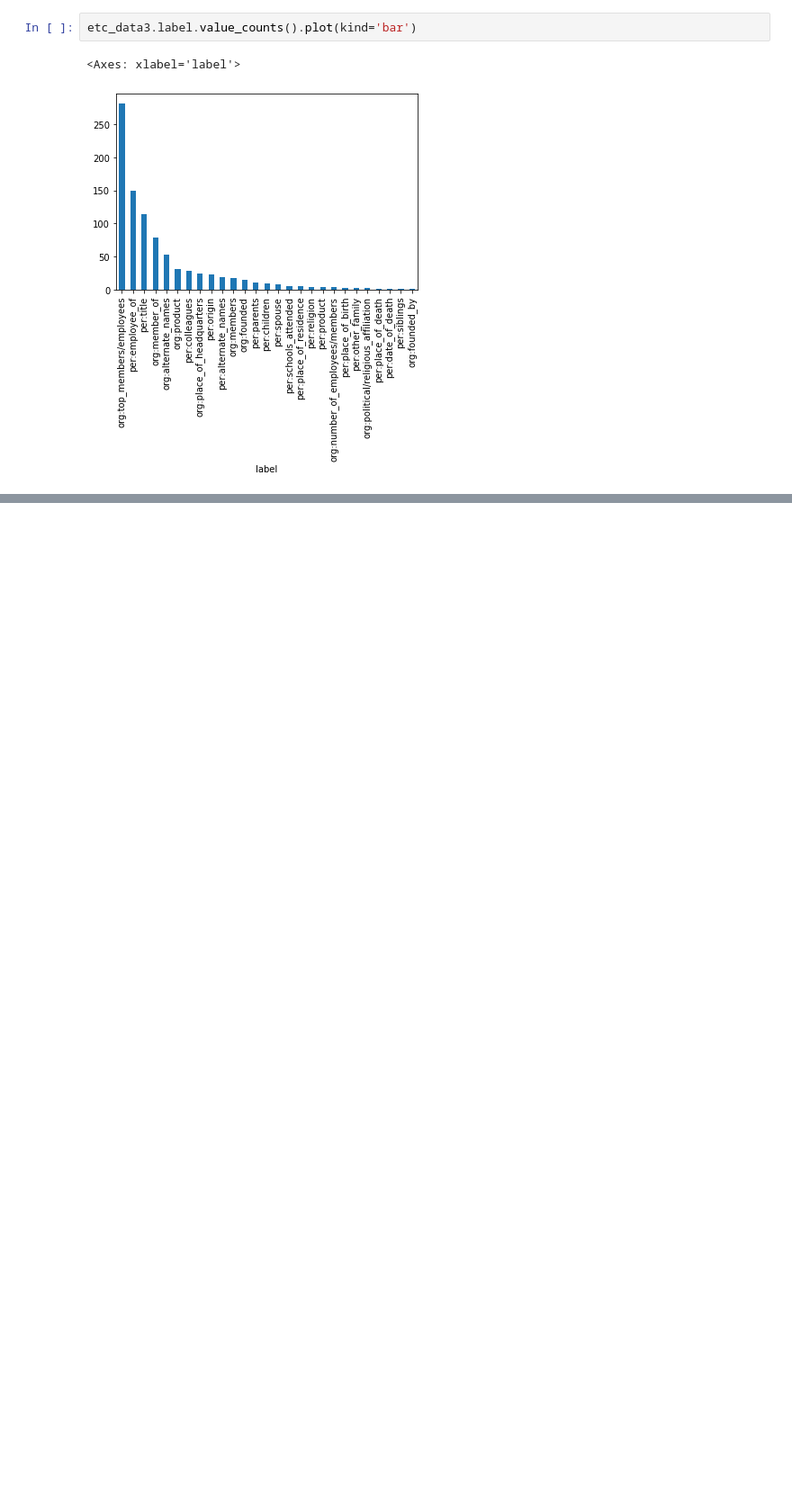
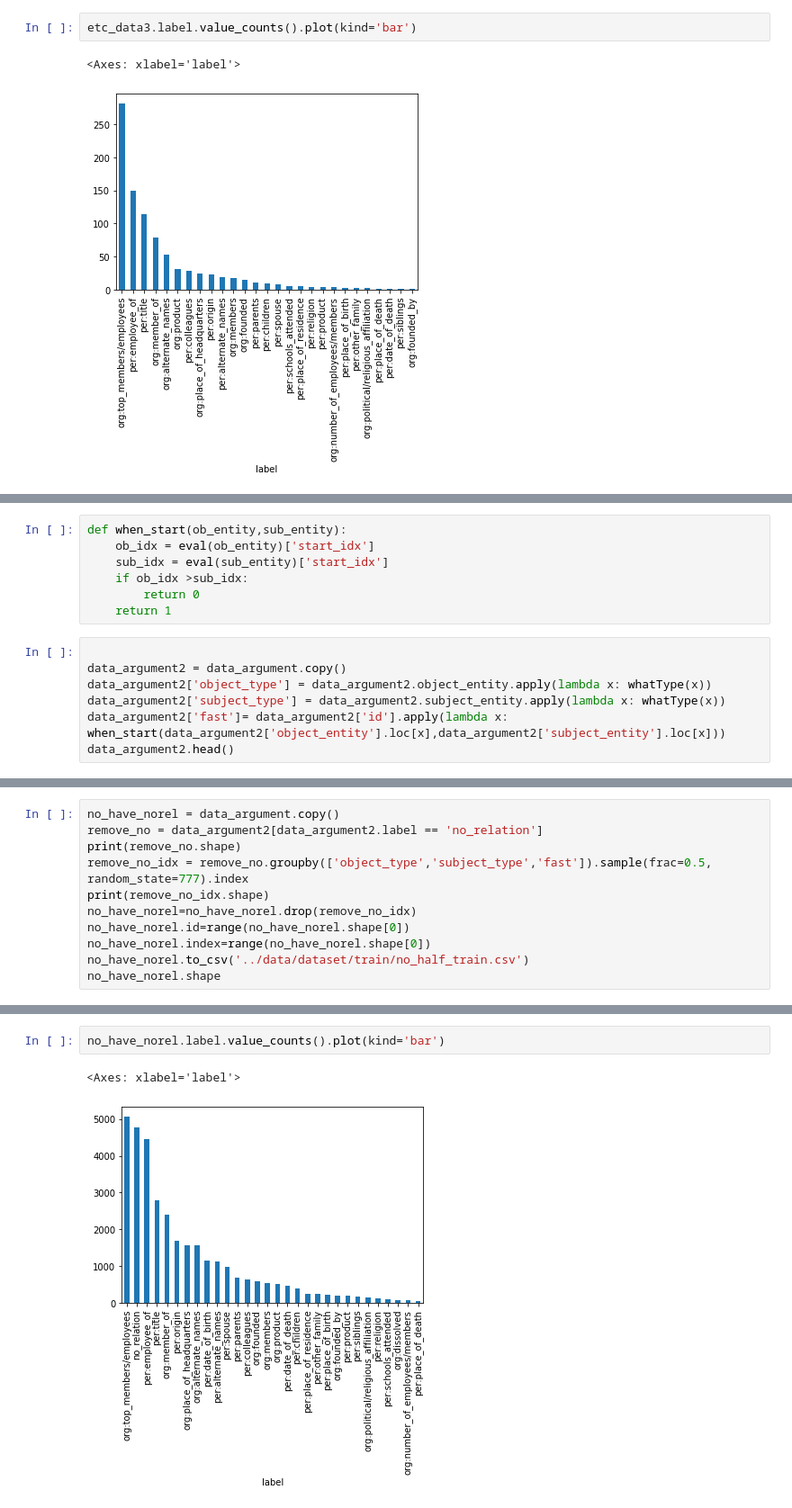
Before and after one commit to SangGank/bc_project2, a Jupyter notebook: dataAnalysis/makesample.ipynb, the cells around one changed output, grey strips where cells are left out. Shown at 90% size. Drawn from its saved outputs; the diff is of its cells as text; blank space fills up the shorter version.

Commit message:
half_no_relation

```diff
--- a/dataAnalysis/makesample.ipynb
+++ b/dataAnalysis/makesample.ipynb
@@ -350,0 +391,14 @@ etc_data3.label.value_counts().plot(kind='bar')
+# %%
+def when_start(ob_entity,sub_entity):
+    ob_idx = eval(ob_entity)['start_idx']
+    sub_idx = eval(sub_entity)['start_idx']
+    if ob_idx >sub_idx:
+        return 0
+    return 1
+# %%
+
+data_argument2 = data_argument.copy()
+data_argument2['object_type'] = data_argument2.object_entity.apply(lambda x: whatType(x))
+data_argument2['subject_type'] = data_argument2.subject_entity.apply(lambda x: whatType(x))
+data_argument2['fast']= data_argument2['id'].apply(lambda x: when_start(data_argument2['object_entity'].loc[x],data_argument2['subject_entity'].loc[x]))
+data_argument2.head()
@@ -350,0 +423,11 @@ etc_data3.label.value_counts().plot(kind='bar')
+# %%
+no_have_norel = data_argument.copy()
+remove_no = data_argument2[data_argument2.label == 'no_relation']
+print(remove_no.shape)
+remove_no_idx = remove_no.groupby(['object_type','subject_type','fast']).sample(frac=0.5, random_state=777).index
+print(remove_no_idx.shape)
+no_have_norel=no_have_norel.drop(remove_no_idx)
+no_have_norel.id=range(no_have_norel.shape[0])
+no_have_norel.index=range(no_have_norel.shape[0])
+no_have_norel.to_csv('../data/dataset/train/no_half_train.csv')
+no_have_norel.shape
@@ -350,0 +449,5 @@ etc_data3.label.value_counts().plot(kind='bar')
+# %%
+no_have_norel.label.value_counts().plot(kind='bar')
+# %% [output]
+<Axes: xlabel='label'>
+[figure, added]
```
Also changed, not shown: parts of 6 cells of this notebook.
